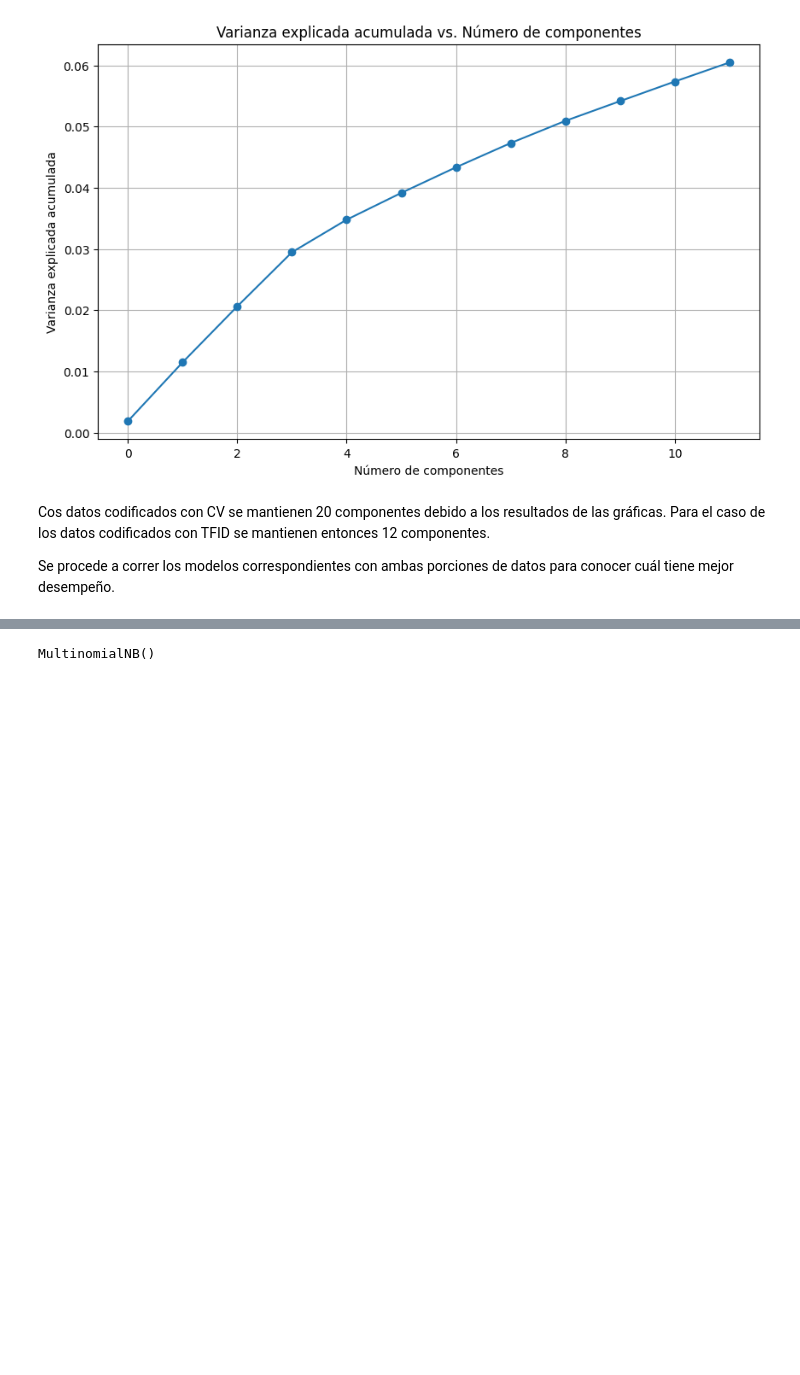
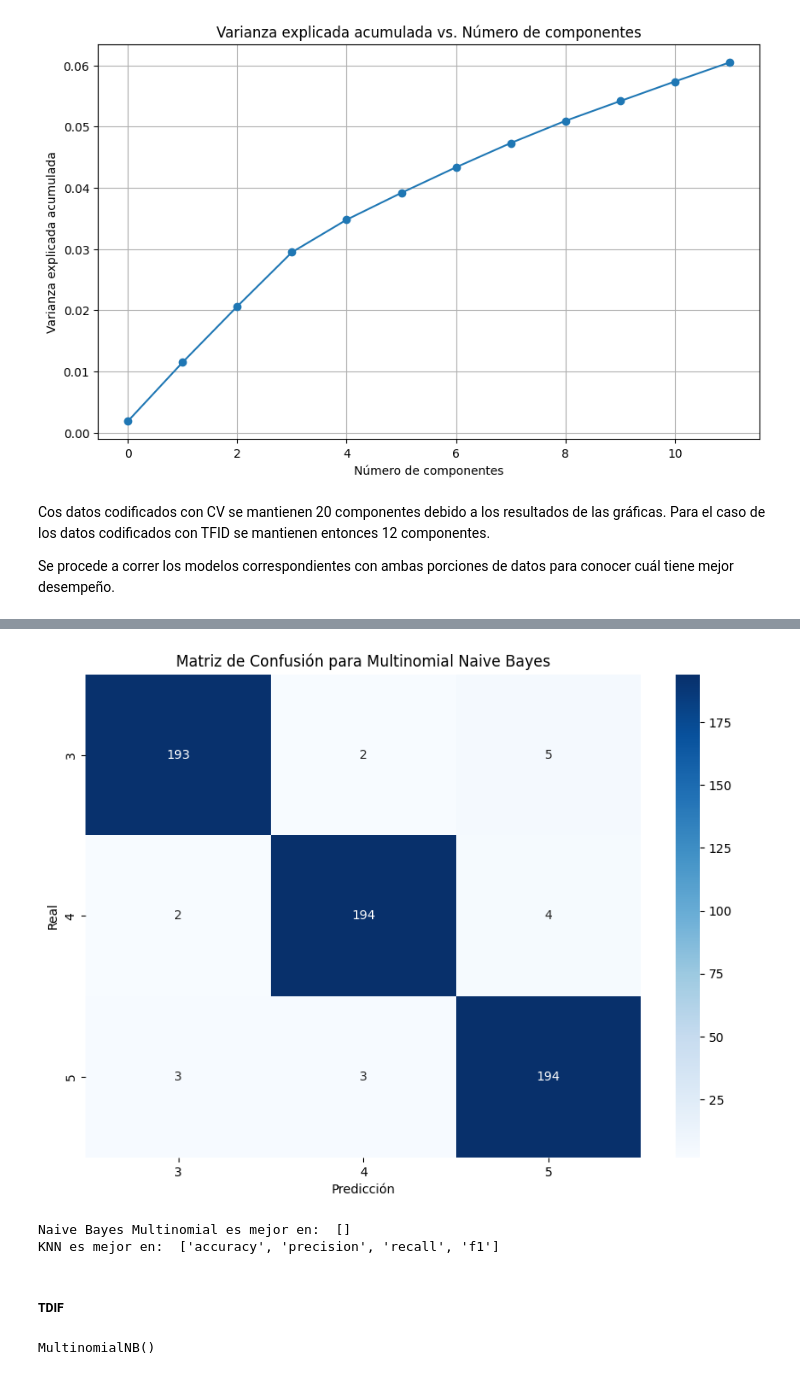
Before and after one commit to ddummann/Proyecto1-ClasificacionTextos-Etapa2, a Jupyter notebook: solucion_bi.ipynb, the cells around one changed output, grey strips where cells are left out. Drawn from its saved outputs; the diff is of its cells as text; code cells hidden in the pictures; blank space fills up the shorter version.

```diff
--- a/solucion_bi.ipynb
+++ b/solucion_bi.ipynb
@@ -595,8 +599,8 @@ Se procede a correr los modelos correspondientes con ambas porciones de datos pa
 # %%
-# KNN
-knn = KNeighborsClassifier(n_neighbors=5)
-knn.fit(X_train_LSA, Y_train_clean)
-Y_pred_KNN = knn.predict(X_test_LSA)
+# KNN CV
+knnCV = KNeighborsClassifier(n_neighbors=5)
+knnCV.fit(X_train_LSA_CV, Y_train_clean)
+Y_pred_KNN_CV = knnCV.predict(X_test_LSA_CV)
 # %%
 # Métricas
 
@@ -622,0 +629,5 @@ Accuracy: 0.96 (+/- 0.01)
+# %%
+# KNN TFID
+knnTFID = KNeighborsClassifier(n_neighbors=5)
+knnTFID.fit(X_train_LSA_TFID, Y_train_clean)
+Y_pred_KNN_TFID = knnTFID.predict(X_test_LSA_TFID)
@@ -624,0 +661,4 @@ Accuracy: 0.96 (+/- 0.01)
+# %%
+# Implementacion modelo Naive Bayes Multinomial CV
+clfCV = MultinomialNB()
+clfCV.fit(X_train_BoW, Y_train_clean)
@@ -624,0 +667,3 @@ Accuracy: 0.96 (+/- 0.01)
+# %%
+# Predicción
+Y_pred_MNB_BoW = clfCV.predict(X_test_BoW)
@@ -625 +697,43 @@ Accuracy: 0.96 (+/- 0.01)
+# %%
+# Matriz de confusión
+
+matriz_confusion = confusion_matrix(Y_test_clean, Y_pred_MNB_BoW)
+
+# Visualizar la matriz de confusión con Seaborn
+plt.figure(figsize=(10,7))
+sns.heatmap(matriz_confusion, annot=True, fmt='g', cmap='Blues', xticklabels=[3,4,5], yticklabels=[3,4,5])
+plt.xlabel('Predicción')
+plt.ylabel('Real')
+plt.title('Matriz de Confusión para Multinomial Naive Bayes')
+plt.show()
+# %% [output]
+[figure, added]
+# %%
+# Comparacion modelos Naive Bayes Multinomial y KNN
+naiveCheck = []
+knnCheck = []
+if accuracy_score_mnb > accuracy_score_knn:
+    naiveCheck.append('accuracy')
+else:
+    knnCheck.append('accuracy')
+if precision_score_mnb > precision_score_knn:
+    naiveCheck.append('precision')
+else:
+    knnCheck.append('precision')
+if recall_score_mnb > recall_score_knn:
+    naiveCheck.append('recall')
+else:
+    knnCheck.append('recall')
+if f1_score_mnb > f1_score_knn:
+    naiveCheck.append('f1')
+else:
+    knnCheck.append('f1')
+
+print("Naive Bayes Multinomial es mejor en: ", naiveCheck)
+print("KNN es mejor en: ", knnCheck)
+# %% [output]
+Naive Bayes Multinomial es mejor en:  []
+KNN es mejor en:  ['accuracy', 'precision', 'recall', 'f1']
+# %% [markdown]
+##### TDIF
 # %%
```
Also changed, not shown: parts of 16 cells of this notebook.
